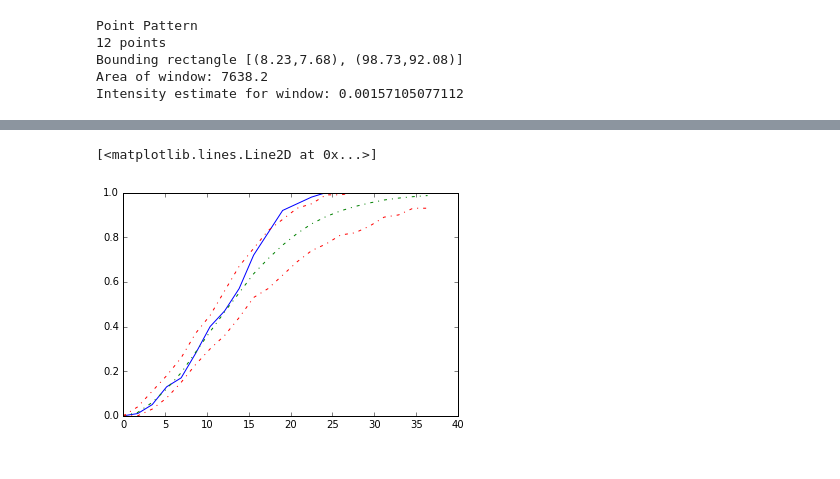
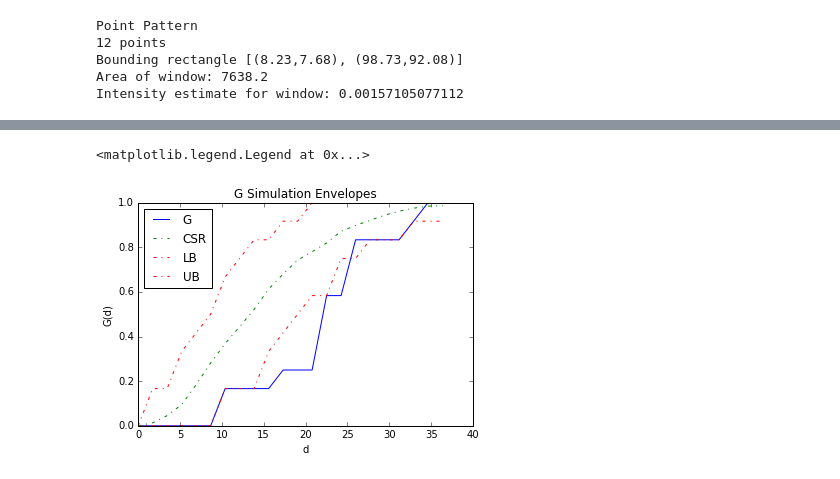
Before and after one commit to pysal/pointpats, a Jupyter notebook: distance_statistics.ipynb, the cells around one changed output, grey strips where cells are left out. Drawn from its saved outputs; the diff is of its cells as text; code cells hidden in the pictures.

```diff
--- a/distance_statistics.ipynb
+++ b/distance_statistics.ipynb
@@ -40,9 +51,14 @@ sim = f_envelopes(p1, intervals=20, reps=100)
 # %%
-fs, x, fobs, mean, low, high = sim
-plt.plot(x, fobs)
-plt.plot(x, mean, 'g-.')
-plt.plot(x, low, 'r-.')
-plt.plot(x, high, 'r-.')
+sim = g_envelopes(p1, intervals=20, reps=100)
+gs, x, fobs, mean, low, high = sim
+plt.plot(x, fobs, label='G')
+plt.plot(x, mean, 'g-.', label='CSR')
+plt.plot(x, low, 'r-.', label='LB')
+plt.plot(x, high, 'r-.', label="UB")
+plt.ylabel("G(d)")
+plt.xlabel('d')
+plt.title('G Simulation Envelopes')
+plt.legend(loc=0)
 # %% [output]
-[<matplotlib.lines.Line2D at 0x...>]
+<matplotlib.legend.Legend at 0x...>
-[figure, old version]
+[figure, new version]
```
Also changed, not shown: parts of 17 cells of this notebook, 2 other files.
